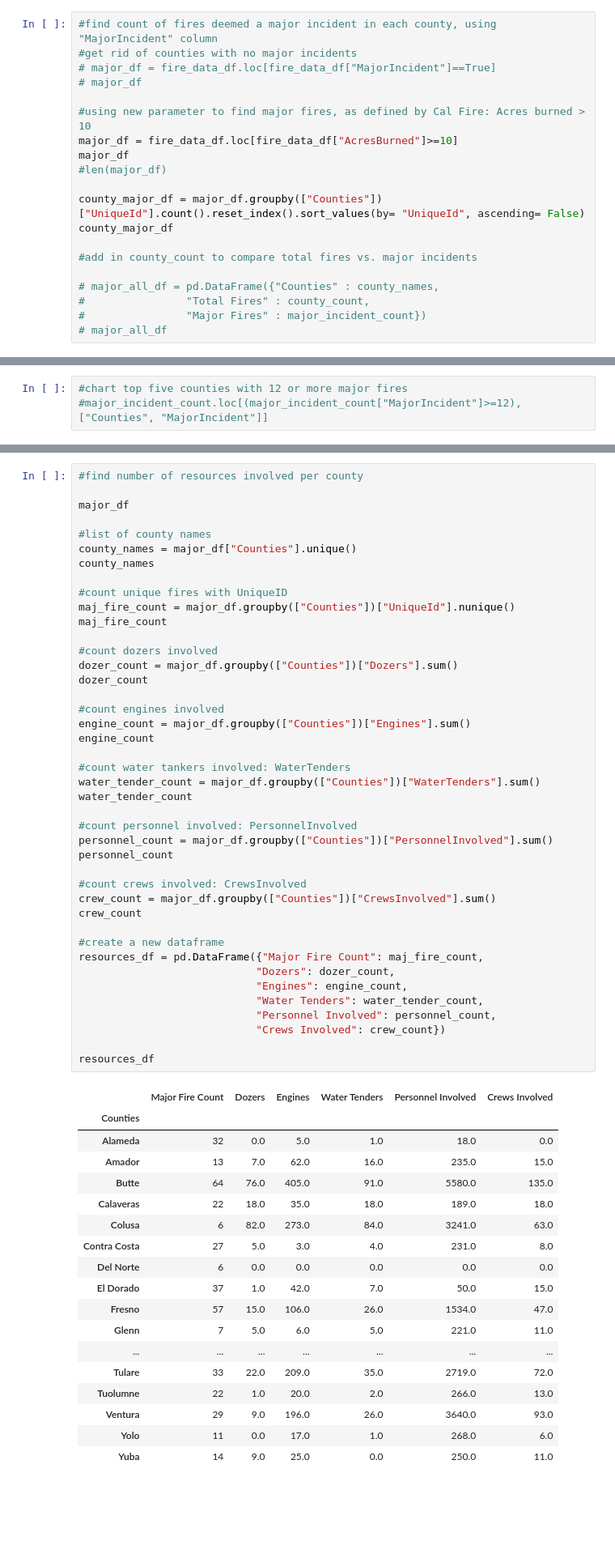
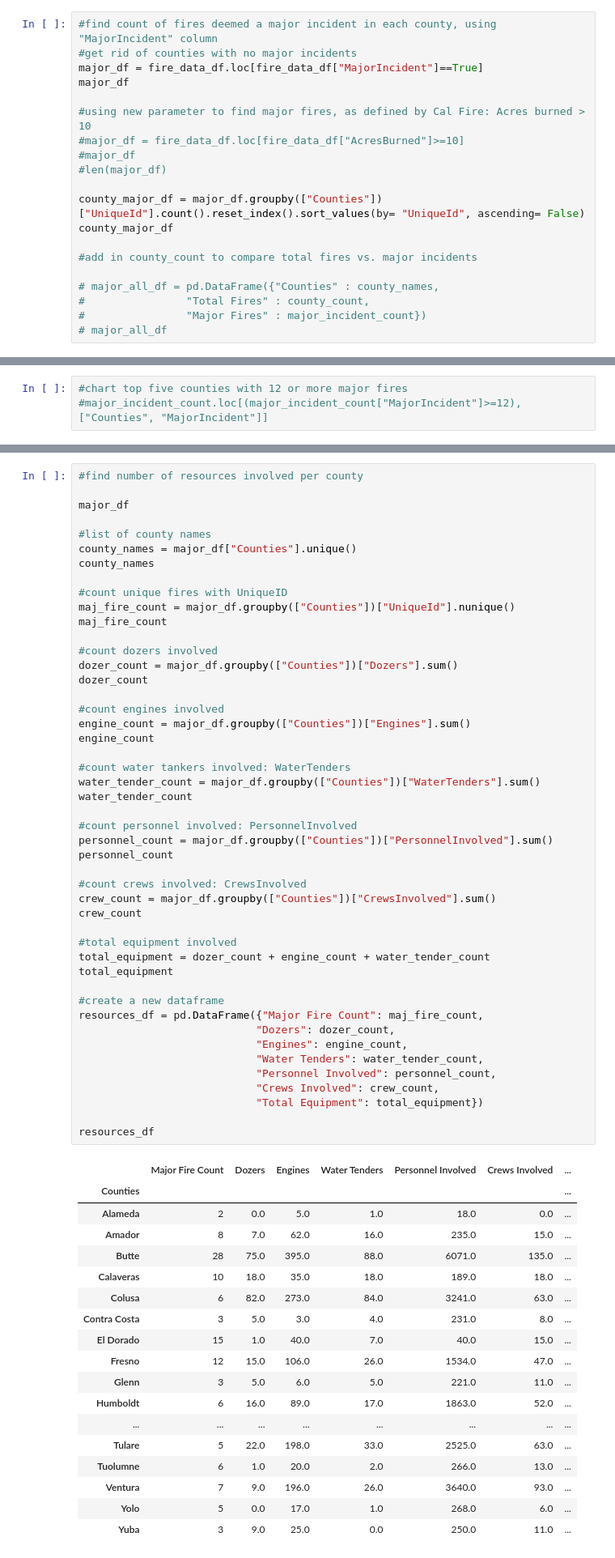
Before and after one commit to jump8621/data-project-I, a Jupyter notebook: lee_pyre.ipynb, the cells around one changed output, grey strips where cells are left out. Shown at 81% size. Saved outputs shown, nothing was run; the diff lists cells and outputs as text; blank space fills up the shorter version.

```diff
--- a/lee_pyre.ipynb
+++ b/lee_pyre.ipynb
@@ -143,12 +143,12 @@ plt.show()
 # %%
 #find count of fires deemed a major incident in each county, using "MajorIncident" column
 #get rid of counties with no major incidents
-# major_df = fire_data_df.loc[fire_data_df["MajorIncident"]==True]
-# major_df
+major_df = fire_data_df.loc[fire_data_df["MajorIncident"]==True]
+major_df
 
 #using new parameter to find major fires, as defined by Cal Fire: Acres burned > 10
-major_df = fire_data_df.loc[fire_data_df["AcresBurned"]>=10]
-major_df
+#major_df = fire_data_df.loc[fire_data_df["AcresBurned"]>=10]
+#major_df
 #len(major_df)
 
 county_major_df = major_df.groupby(["Counties"])["UniqueId"].count().reset_index().sort_values(by= "UniqueId", ascending= False)
@@ -381,49 +381,54 @@ maj_fire_count
 
 #count dozers involved
 dozer_count = major_df.groupby(["Counties"])["Dozers"].sum()
 dozer_count
 
 #count engines involved
 engine_count = major_df.groupby(["Counties"])["Engines"].sum()
 engine_count
 
 #count water tankers involved: WaterTenders
 water_tender_count = major_df.groupby(["Counties"])["WaterTenders"].sum()
 water_tender_count
 
 #count personnel involved: PersonnelInvolved
 personnel_count = major_df.groupby(["Counties"])["PersonnelInvolved"].sum()
 personnel_count
 
 #count crews involved: CrewsInvolved
 crew_count = major_df.groupby(["Counties"])["CrewsInvolved"].sum()
 crew_count
 
+#total equipment involved
+total_equipment = dozer_count + engine_count + water_tender_count
+total_equipment
+
 #create a new dataframe
 resources_df = pd.DataFrame({"Major Fire Count": maj_fire_count,
                             "Dozers": dozer_count,
                             "Engines": engine_count,
                             "Water Tenders": water_tender_count,
                             "Personnel Involved": personnel_count,
-                            "Crews Involved": crew_count})
+                            "Crews Involved": crew_count,
+                            "Total Equipment": total_equipment})
 
 resources_df
 # %% [output]
-|  | Major Fire Count | Dozers | Engines | Water Tenders | Personnel Involved | Crews Involved |
-| Counties |  |  |  |  |  |  |
-| Alameda | 32 | 0.0 | 5.0 | 1.0 | 18.0 | 0.0 |
-| Amador | 13 | 7.0 | 62.0 | 16.0 | 235.0 | 15.0 |
-| Butte | 64 | 76.0 | 405.0 | 91.0 | 5580.0 | 135.0 |
-| Calaveras | 22 | 18.0 | 35.0 | 18.0 | 189.0 | 18.0 |
-| Colusa | 6 | 82.0 | 273.0 | 84.0 | 3241.0 | 63.0 |
-| Contra Costa | 27 | 5.0 | 3.0 | 4.0 | 231.0 | 8.0 |
-| Del Norte | 6 | 0.0 | 0.0 | 0.0 | 0.0 | 0.0 |
-| El Dorado | 37 | 1.0 | 42.0 | 7.0 | 50.0 | 15.0 |
-| Fresno | 57 | 15.0 | 106.0 | 26.0 | 1534.0 | 47.0 |
-| Glenn | 7 | 5.0 | 6.0 | 5.0 | 221.0 | 11.0 |
-| ... | ... | ... | ... | ... | ... | ... |
-| Tulare | 33 | 22.0 | 209.0 | 35.0 | 2719.0 | 72.0 |
-| Tuolumne | 22 | 1.0 | 20.0 | 2.0 | 266.0 | 13.0 |
-| Ventura | 29 | 9.0 | 196.0 | 26.0 | 3640.0 | 93.0 |
-| Yolo | 11 | 0.0 | 17.0 | 1.0 | 268.0 | 6.0 |
-| Yuba | 14 | 9.0 | 25.0 | 0.0 | 250.0 | 11.0 |
+|  | Major Fire Count | Dozers | Engines | Water Tenders | Personnel Involved | Crews Involved | ... |
+| Counties |  |  |  |  |  |  | ... |
+| Alameda | 2 | 0.0 | 5.0 | 1.0 | 18.0 | 0.0 | ... |
+| Amador | 8 | 7.0 | 62.0 | 16.0 | 235.0 | 15.0 | ... |
+| Butte | 28 | 75.0 | 395.0 | 88.0 | 6071.0 | 135.0 | ... |
+| Calaveras | 10 | 18.0 | 35.0 | 18.0 | 189.0 | 18.0 | ... |
+| Colusa | 6 | 82.0 | 273.0 | 84.0 | 3241.0 | 63.0 | ... |
+| Contra Costa | 3 | 5.0 | 3.0 | 4.0 | 231.0 | 8.0 | ... |
+| El Dorado | 15 | 1.0 | 40.0 | 7.0 | 40.0 | 15.0 | ... |
+| Fresno | 12 | 15.0 | 106.0 | 26.0 | 1534.0 | 47.0 | ... |
+| Glenn | 3 | 5.0 | 6.0 | 5.0 | 221.0 | 11.0 | ... |
+| Humboldt | 6 | 16.0 | 89.0 | 17.0 | 1863.0 | 52.0 | ... |
+| ... | ... | ... | ... | ... | ... | ... | ... |
+| Tulare | 5 | 22.0 | 198.0 | 33.0 | 2525.0 | 63.0 | ... |
+| Tuolumne | 6 | 1.0 | 20.0 | 2.0 | 266.0 | 13.0 | ... |
+| Ventura | 7 | 9.0 | 196.0 | 26.0 | 3640.0 | 93.0 | ... |
+| Yolo | 5 | 0.0 | 17.0 | 1.0 | 268.0 | 6.0 | ... |
+| Yuba | 3 | 9.0 | 25.0 | 0.0 | 250.0 | 11.0 | ... |
```
Also changed, not shown: parts of 6 cells of this notebook.
